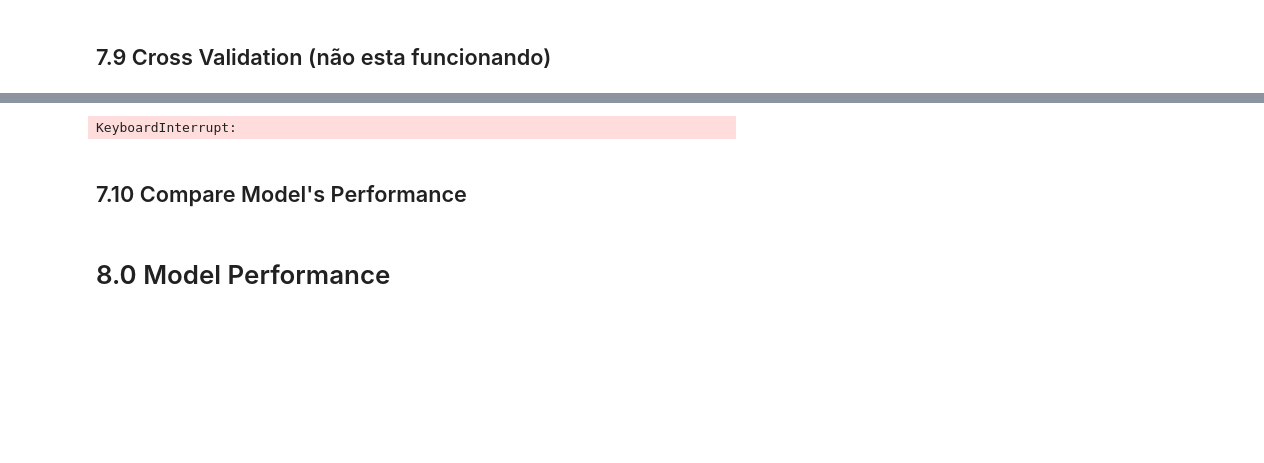
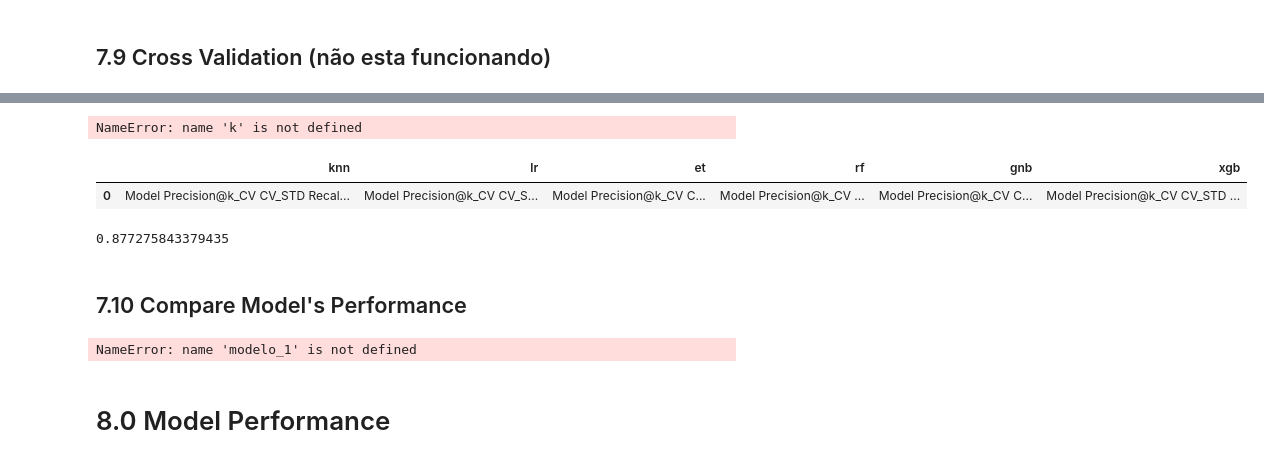
Before and after one commit to Raquelrs3/health_insurance_cross_sell, a Jupyter notebook: c09_Deploy_Modelo_em_Producao_HI.ipynb, the cells around one changed output, grey strips where cells are left out. Cells and saved outputs as stored; diff of their text form; code cells hidden in the pictures; blank space fills up the shorter version.

```diff
--- a/c09_Deploy_Modelo_em_Producao_HI.ipynb
+++ b/c09_Deploy_Modelo_em_Producao_HI.ipynb
@@ -1653,34 +1692,31 @@ def cross_validation(model, model_name, x_train, y_train, num_folds , k=2000):
+# %%
+precision_metrics = pd.DataFrame(columns=['Model', 'Size_MB', 'Precision@k','Recall@k'])
+precision_metrics = precision_metrics.append({'Model': k, 'Size_MB': model_size, 'Precision@k': precisionatk, 'Recall@k':recallatk}, ignore_index=True)
+# %% [output]
+NameError: name 'k' is not defined
 # %%
-# KNN
-knn_result_cv = cross_validation(5, "KNN", knn_model, x_train, y_train)
-knn_result_cv
-
-# Logistic Regression
-lr_result_cv = cross_validation(5, "Logistic Regression", lr_model, x_train, y_train)
-lr_result_cv
-
-# Extra Trees Classifier
-et_result_cv = cross_validation(5, "Extra Trees Classifier", et_model, x_train, y_train)
-et_result_cv
-
-# Random Forest Classifier
-rf_result_cv = cross_validation(5, "Random Forest Classifier", rf_model, x_train, y_train)
-rf_result_cv
-
-# Naive Bayes Classifier
-gnb_result_cv = cross_validation(5, "Naive Bayes Classifier", gnb_model, x_train, y_train)
-gnb_result_cv
-
-# XGBoost Classifier
-xgb_result_cv = cross_validation(5, "XGBoost Classifie", xgb_model, x_train, y_train)
-xgb_result_cv
-
 # df with model's precision @k - cv
-precision_metrics_cv = pd.concat([knn_result_cv, lr_result_cv, et_result_cv, rf_result_cv, gnb_result_cv, xgb_result_cv])
+precision_metrics_cv = pd.DataFrame({'knn': [knn_result_cv], 'lr': [lr_result_cv], 'et': [et_result_cv], 'rf': [rf_result_cv], 'gnb': [gnb_result_cv], 'xgb': [xgb_result_cv]})
+precision_metrics_cv
 # %% [output]
-KeyboardInterrupt:
+|  | knn | lr | et | rf | gnb | xgb |
+| 0 | Model Precision@k_CV CV_STD Recal... | Model Precision@k_CV CV_S... | Model Precision@k_CV C... | Model Precision@k_CV ... | Model Precision@k_CV C... | Model Precision@k_CV CV_STD ... |
-# %% [markdown]
-## 7.10 Compare Model's Performance
+# %%
+from sklearn.model_selection import cross_val_score
+skfold = StratifiedKFold (n_splits=10)
+lr_model_cv = lm.LogisticRegression()
+scores = cross_val_score(lr_model_cv,x_train, y_train, cv=skfold)
+print (np.mean(scores))
+# %% [output]
+0.877275843379435
+# %% [markdown]
+## 7.10 Compare Model's Performance
+# %%
+model_result = pd.concat [(modelo_1, modelo_2, ...)]
+model_result.sort_values('Recall@k', ascending=False)
+model_results
+# %% [output]
+NameError: name 'modelo_1' is not defined
 # %% [markdown]
 # 8.0 Model Performance
 # %% [markdown]
```
Also changed, not shown: parts of 48 cells of this notebook, 11 other files.
